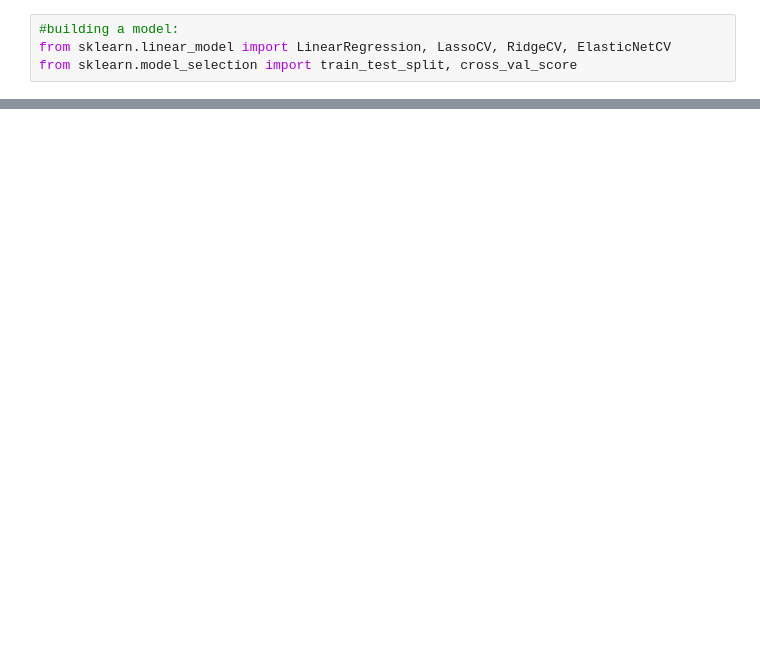
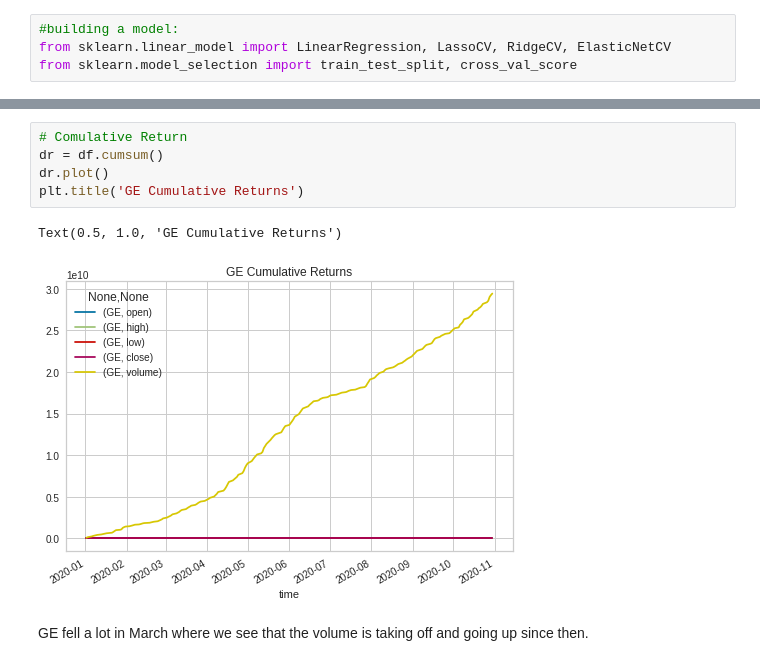
Before and after one commit to Gaukhar-ai/Capstone, a Jupyter notebook: alpaca_api.ipynb, the cells around one changed output, grey strips where cells are left out. Saved outputs shown, nothing was run; the diff lists cells and outputs as text; blank space fills up the shorter version.

```diff
--- a/alpaca_api.ipynb
+++ b/alpaca_api.ipynb
@@ -1445,0 +1007,10 @@ time                                              ...
+# %%
+# Comulative Return
+dr = df.cumsum()
+dr.plot()
+plt.title('GE Cumulative Returns')
+# %% [output]
+Text(0.5, 1.0, 'GE Cumulative Returns')
+[figure, added]
+# %% [markdown]
+GE fell a lot in March where we see that the volume is taking off and going up since then.
```
Also changed, not shown: parts of 102 cells of this notebook.
